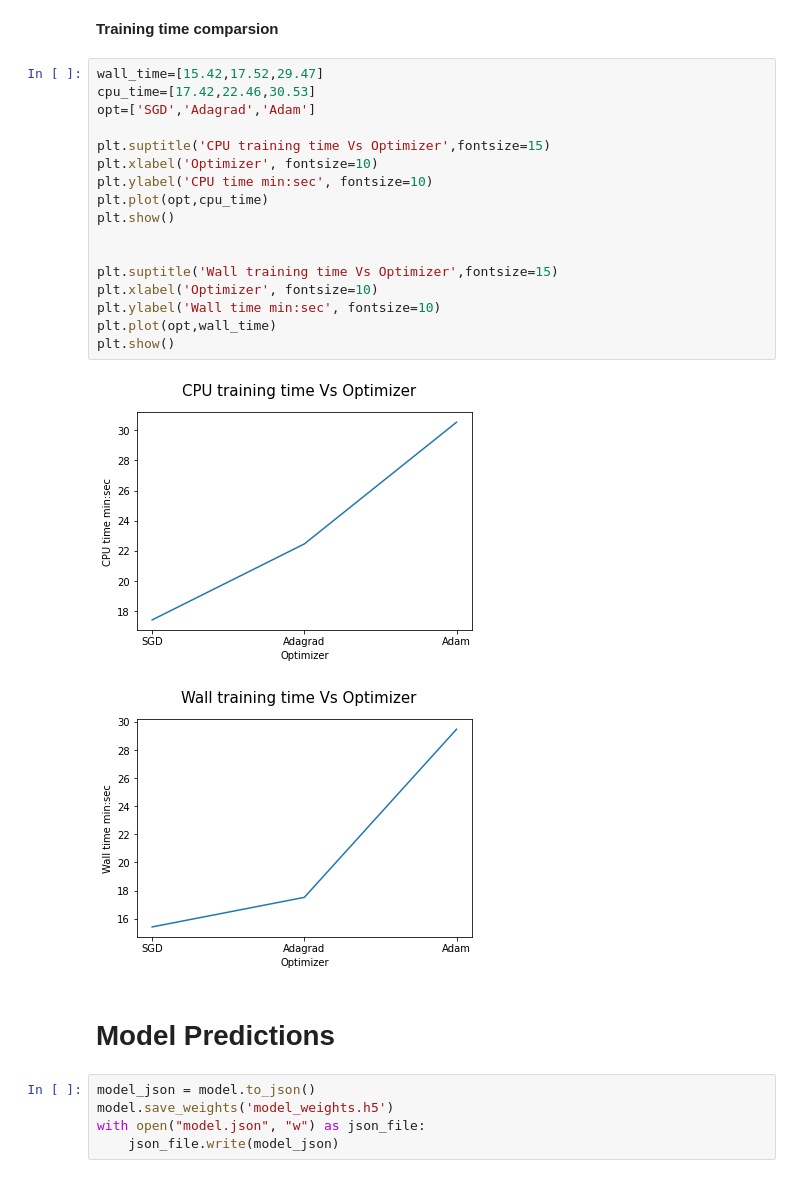
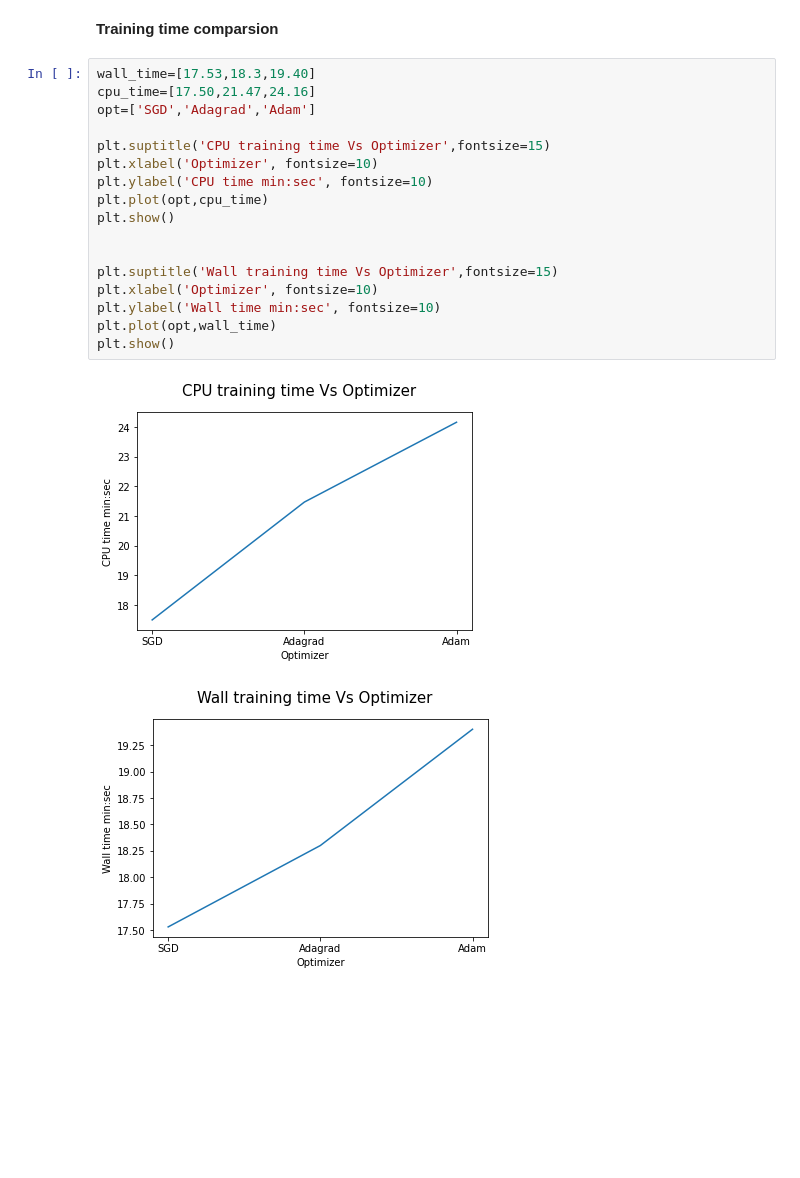
Before and after one commit to Moukthika1253/Facial_Expression_ImageClassifier, a Jupyter notebook: facial_expression_classifier.ipynb, the cells around one changed output. Saved outputs shown, nothing was run; the diff lists cells and outputs as text; blank space fills up the shorter version.

```diff
--- a/facial_expression_classifier.ipynb
+++ b/facial_expression_classifier.ipynb
@@ -465,29 +579,22 @@ plt.show()
 # %% [markdown]
 **Training time comparsion**
 # %%
-wall_time=[15.42,17.52,29.47]
-cpu_time=[17.42,22.46,30.53]
+wall_time=[17.53,18.3,19.40]
+cpu_time=[17.50,21.47,24.16]
 opt=['SGD','Adagrad','Adam']
 
 plt.suptitle('CPU training time Vs Optimizer',fontsize=15)
 plt.xlabel('Optimizer', fontsize=10)
 plt.ylabel('CPU time min:sec', fontsize=10)
 plt.plot(opt,cpu_time)
 plt.show()
 
 
 plt.suptitle('Wall training time Vs Optimizer',fontsize=15)
 plt.xlabel('Optimizer', fontsize=10)
 plt.ylabel('Wall time min:sec', fontsize=10)
 plt.plot(opt,wall_time)
 plt.show()
 # %% [output]
-[figure, old version]
+[figure, new version]
-[figure, old version]
+[figure, new version]
-# %% [markdown]
-# Model Predictions
-# %%
-model_json = model.to_json()
-model.save_weights('model_weights.h5')
-with open("model.json", "w") as json_file:
-    json_file.write(model_json)
```
Also changed, not shown: parts of 43 cells of this notebook.
